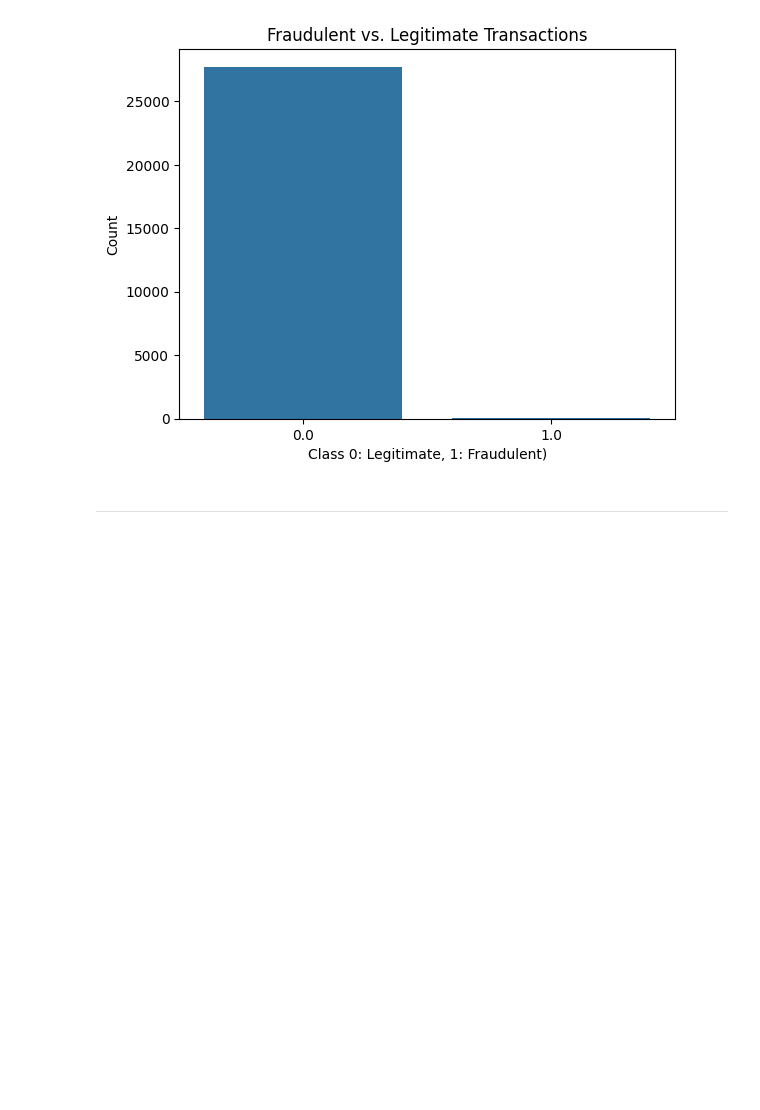
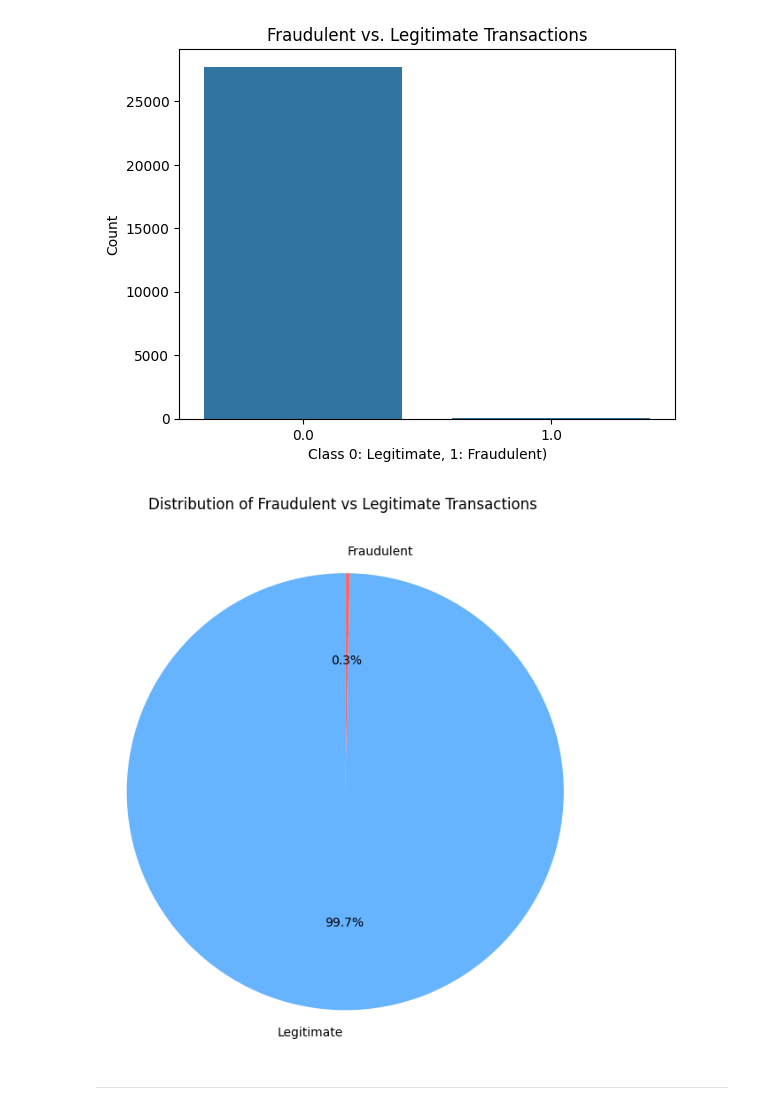
Before and after one commit to malaika971/Project_Collaboration_03_DATA_WORLD, a Jupyter notebook: PROJECT_01_MALAIKA_AHMED.ipynb, the cells around one changed output. Saved outputs shown, nothing was run; the diff lists cells and outputs as text; code cells hidden in the pictures; blank space fills up the shorter version.

```diff
--- a/PROJECT_01_MALAIKA_AHMED.ipynb
+++ b/PROJECT_01_MALAIKA_AHMED.ipynb
@@ -190,6 +195,18 @@ plt.ylabel('Count')
 plt.show()
 # %% [output]
 [figure]
+# %%
+transaction_counts = df['Class'].value_counts()
+labels = ['Legitimate', 'Fraudulent']
+colors = ['#66b3ff', '#ff6666']
+
+plt.figure(figsize=(7, 7))
+plt.pie(transaction_counts, labels=labels, autopct='%1.1f%%', colors=colors, startangle=90)
+plt.title('Distribution of Fraudulent vs Legitimate Transactions \n \n ')
+plt.axis('equal')  # Equal aspect ratio ensures that pie is drawn as a circle.
+plt.show()
+# %% [output]
+[figure, added]
 # %% [markdown]
 ---
 # %% [markdown]
```
Also changed, not shown: parts of 2 cells of this notebook.
